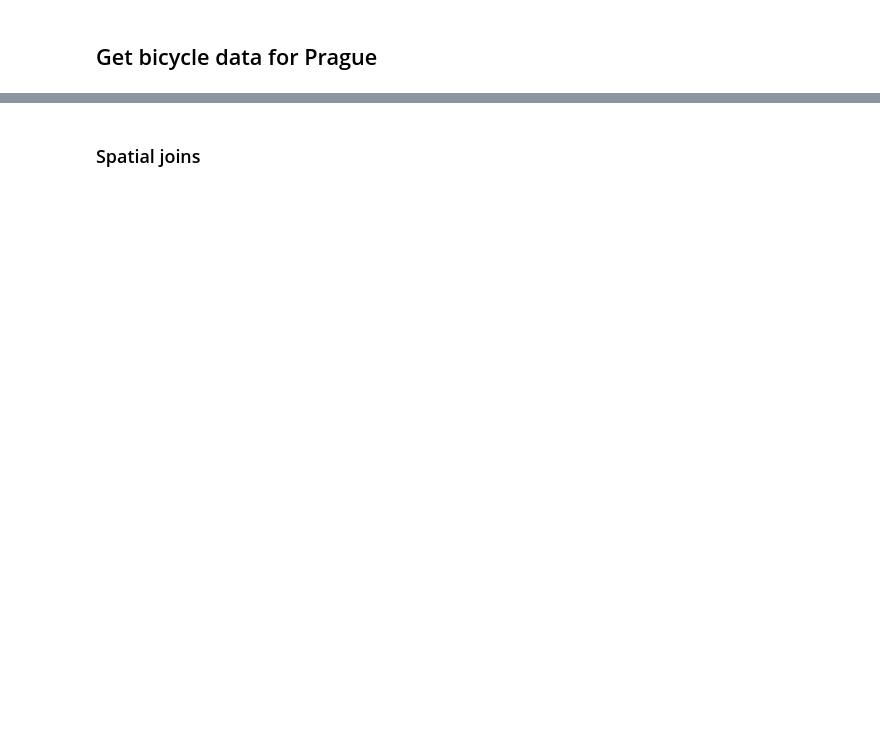
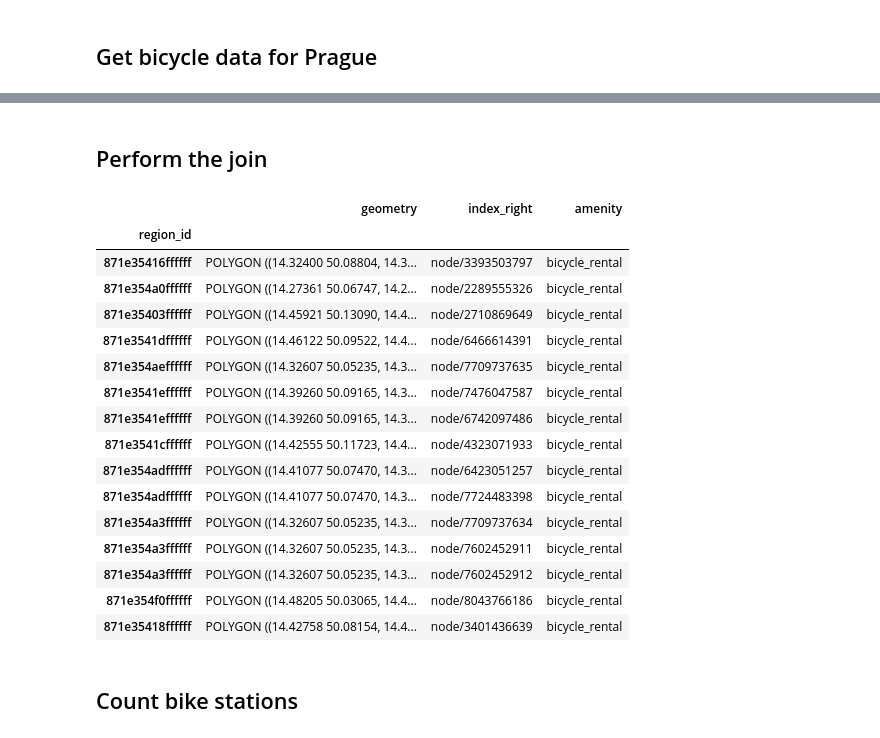
Before and after one commit to kraina-ai/srai-tutorial, a Jupyter notebook: 01_introduction_to_geospatial.ipynb, the cells around one changed output, grey strips where cells are left out. Cells and saved outputs as stored; diff of their text form; code cells hidden in the pictures; blank space fills up the shorter version.

```diff
--- a/01_introduction_to_geospatial.ipynb
+++ b/01_introduction_to_geospatial.ipynb
@@ -215,3 +314,26 @@ prague_bikes.explore()
-# %% [markdown]
-### Spatial joins
+# %% [markdown]
+## Perform the join
+# %%
+joint_gdf = regionized.sjoin(prague_bikes)
+joint_gdf
+# %% [output]
+|  | geometry | index_right | amenity |
+| region_id |  |  |  |
+| 871e35416ffffff | POLYGON ((14.32400 50.08804, 14.3... | node/3393503797 | bicycle_rental |
+| 871e354a0ffffff | POLYGON ((14.27361 50.06747, 14.2... | node/2289555326 | bicycle_rental |
+| 871e35403ffffff | POLYGON ((14.45921 50.13090, 14.4... | node/2710869649 | bicycle_rental |
+| 871e3541dffffff | POLYGON ((14.46122 50.09522, 14.4... | node/6466614391 | bicycle_rental |
+| 871e354aeffffff | POLYGON ((14.32607 50.05235, 14.3... | node/7709737635 | bicycle_rental |
+| 871e3541effffff | POLYGON ((14.39260 50.09165, 14.3... | node/7476047587 | bicycle_rental |
+| 871e3541effffff | POLYGON ((14.39260 50.09165, 14.3... | node/6742097486 | bicycle_rental |
+| 871e3541cffffff | POLYGON ((14.42555 50.11723, 14.4... | node/4323071933 | bicycle_rental |
+| 871e354adffffff | POLYGON ((14.41077 50.07470, 14.3... | node/6423051257 | bicycle_rental |
+| 871e354adffffff | POLYGON ((14.41077 50.07470, 14.3... | node/7724483398 | bicycle_rental |
+| 871e354a3ffffff | POLYGON ((14.32607 50.05235, 14.3... | node/7709737634 | bicycle_rental |
+| 871e354a3ffffff | POLYGON ((14.32607 50.05235, 14.3... | node/7602452911 | bicycle_rental |
+| 871e354a3ffffff | POLYGON ((14.32607 50.05235, 14.3... | node/7602452912 | bicycle_rental |
+| 871e354f0ffffff | POLYGON ((14.48205 50.03065, 14.4... | node/8043766186 | bicycle_rental |
+| 871e35418ffffff | POLYGON ((14.42758 50.08154, 14.4... | node/3401436639 | bicycle_rental |
+# %% [markdown]
+## Count bike stations
 # %%
```
Also changed, not shown: parts of 30 cells of this notebook.
